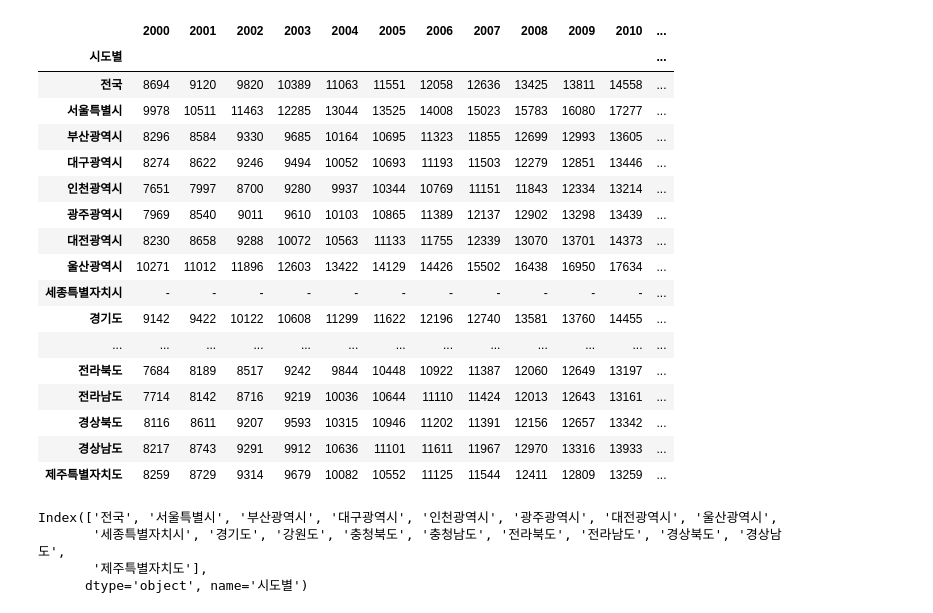
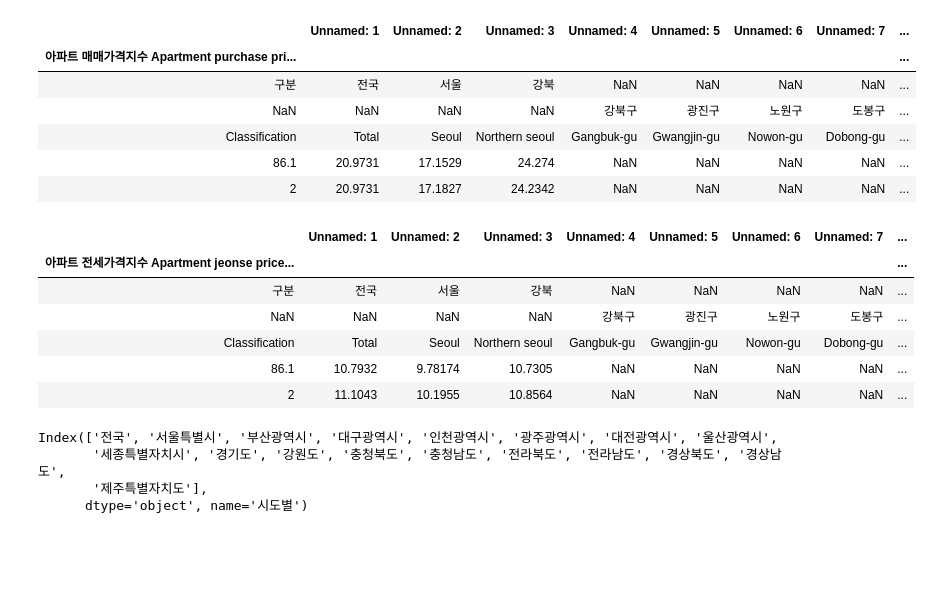
Before and after one commit to gusdyd98/python_realestate, a Jupyter notebook: 3.부동산 수요 측정하기.ipynb, the cells around one changed output. Saved outputs shown, nothing was run; the diff lists cells and outputs as text; code cells hidden in the pictures; blank space fills up the shorter version.

```diff
--- a/3.부동산 수요 측정하기.ipynb
+++ b/3.부동산 수요 측정하기.ipynb
@@ -60,27 +38,25 @@ compute.use_numexpr : bool
 # %%
-path=r'./data/1인당_개인소득_시도__20211216164527.xlsx'
-raw=pd.read_excel(path, sheet_name='데이터', index_col=0)
+path=r'./data/부동산가격지수.xlsx'
+price_index=pd.read_excel(path, sheet_name='2.매매APT', index_col=0)
+jeonse_index=pd.read_excel(path, sheet_name='6.전세APT', index_col=0)
-# %%
-raw
-# %% [output]
-|  | 2000 | 2001 | 2002 | 2003 | 2004 | 2005 | 2006 | 2007 | 2008 | 2009 | 2010 | ... |
-| 시도별 |  |  |  |  |  |  |  |  |  |  |  | ... |
-| 전국 | 8694 | 9120 | 9820 | 10389 | 11063 | 11551 | 12058 | 12636 | 13425 | 13811 | 14558 | ... |
-| 서울특별시 | 9978 | 10511 | 11463 | 12285 | 13044 | 13525 | 14008 | 15023 | 15783 | 16080 | 17277 | ... |
-| 부산광역시 | 8296 | 8584 | 9330 | 9685 | 10164 | 10695 | 11323 | 11855 | 12699 | 12993 | 13605 | ... |
-| 대구광역시 | 8274 | 8622 | 9246 | 9494 | 10052 | 10693 | 11193 | 11503 | 12279 | 12851 | 13446 | ... |
-| 인천광역시 | 7651 | 7997 | 8700 | 9280 | 9937 | 10344 | 10769 | 11151 | 11843 | 12334 | 13214 | ... |
-| 광주광역시 | 7969 | 8540 | 9011 | 9610 | 10103 | 10865 | 11389 | 12137 | 12902 | 13298 | 13439 | ... |
-| 대전광역시 | 8230 | 8658 | 9288 | 10072 | 10563 | 11133 | 11755 | 12339 | 13070 | 13701 | 14373 | ... |
-| 울산광역시 | 10271 | 11012 | 11896 | 12603 | 13422 | 14129 | 14426 | 15502 | 16438 | 16950 | 17634 | ... |
-| 세종특별자치시 | - | - | - | - | - | - | - | - | - | - | - | ... |
-| 경기도 | 9142 | 9422 | 10122 | 10608 | 11299 | 11622 | 12196 | 12740 | 13581 | 13760 | 14455 | ... |
-| ... | ... | ... | ... | ... | ... | ... | ... | ... | ... | ... | ... | ... |
-| 전라북도 | 7684 | 8189 | 8517 | 9242 | 9844 | 10448 | 10922 | 11387 | 12060 | 12649 | 13197 | ... |
-| 전라남도 | 7714 | 8142 | 8716 | 9219 | 10036 | 10644 | 11110 | 11424 | 12013 | 12643 | 13161 | ... |
-| 경상북도 | 8116 | 8611 | 9207 | 9593 | 10315 | 10946 | 11202 | 11391 | 12156 | 12657 | 13342 | ... |
-| 경상남도 | 8217 | 8743 | 9291 | 9912 | 10636 | 11101 | 11611 | 11967 | 12970 | 13316 | 13933 | ... |
-| 제주특별자치도 | 8259 | 8729 | 9314 | 9679 | 10082 | 10552 | 11125 | 11544 | 12411 | 12809 | 13259 | ... |
+# %%
+price_index.head()
+jeonse_index.head()
+# %% [output]
+|  | Unnamed: 1 | Unnamed: 2 | Unnamed: 3 | Unnamed: 4 | Unnamed: 5 | Unnamed: 6 | Unnamed: 7 | ... |
+| 아파트 매매가격지수 Apartment purchase pri... |  |  |  |  |  |  |  | ... |
+| 구분 | 전국 | 서울 | 강북 | NaN | NaN | NaN | NaN | ... |
+| NaN | NaN | NaN | NaN | 강북구 | 광진구 | 노원구 | 도봉구 | ... |
+| Classification | Total | Seoul | Northern seoul | Gangbuk-gu | Gwangjin-gu | Nowon-gu | Dobong-gu | ... |
+| 86.1 | 20.9731 | 17.1529 | 24.274 | NaN | NaN | NaN | NaN | ... |
+| 2 | 20.9731 | 17.1827 | 24.2342 | NaN | NaN | NaN | NaN | ... |
+|  | Unnamed: 1 | Unnamed: 2 | Unnamed: 3 | Unnamed: 4 | Unnamed: 5 | Unnamed: 6 | Unnamed: 7 | ... |
+| 아파트 전세가격지수 Apartment jeonse price... |  |  |  |  |  |  |  | ... |
+| 구분 | 전국 | 서울 | 강북 | NaN | NaN | NaN | NaN | ... |
+| NaN | NaN | NaN | NaN | 강북구 | 광진구 | 노원구 | 도봉구 | ... |
+| Classification | Total | Seoul | Northern seoul | Gangbuk-gu | Gwangjin-gu | Nowon-gu | Dobong-gu | ... |
+| 86.1 | 10.7932 | 9.78174 | 10.7305 | NaN | NaN | NaN | NaN | ... |
+| 2 | 11.1043 | 10.1955 | 10.8564 | NaN | NaN | NaN | NaN | ... |
 # %%
 index_list=raw.index
 index_list
```
Also changed, not shown: parts of 12 cells of this notebook.
